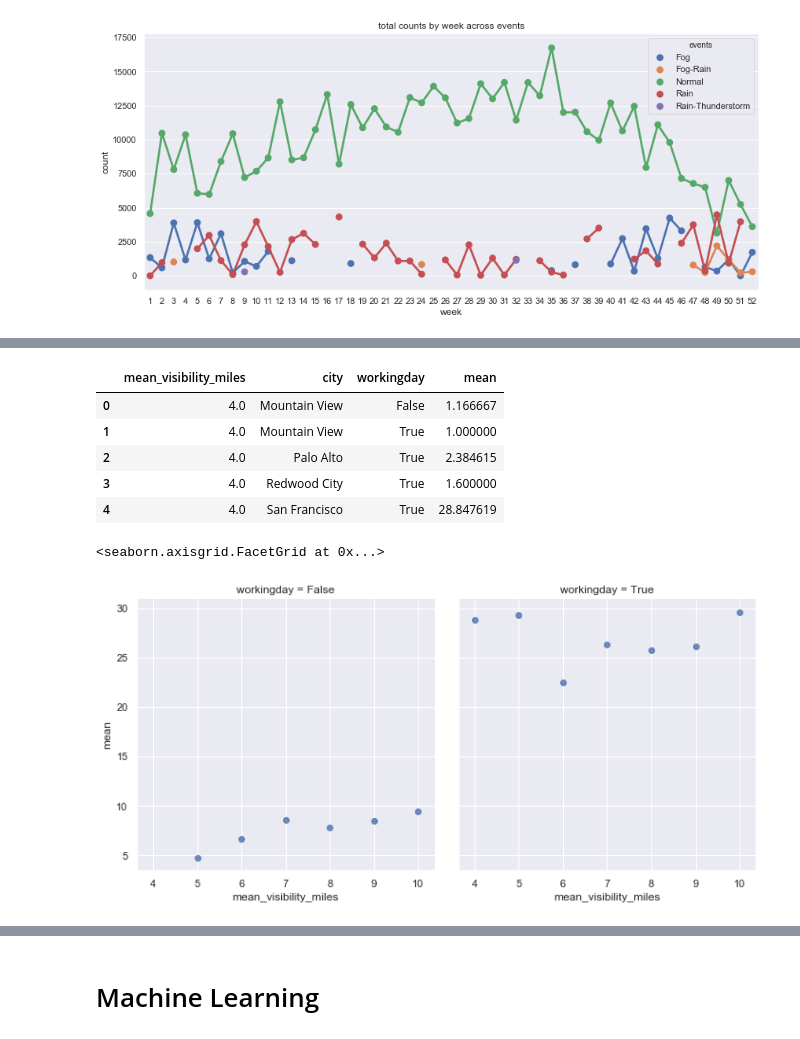
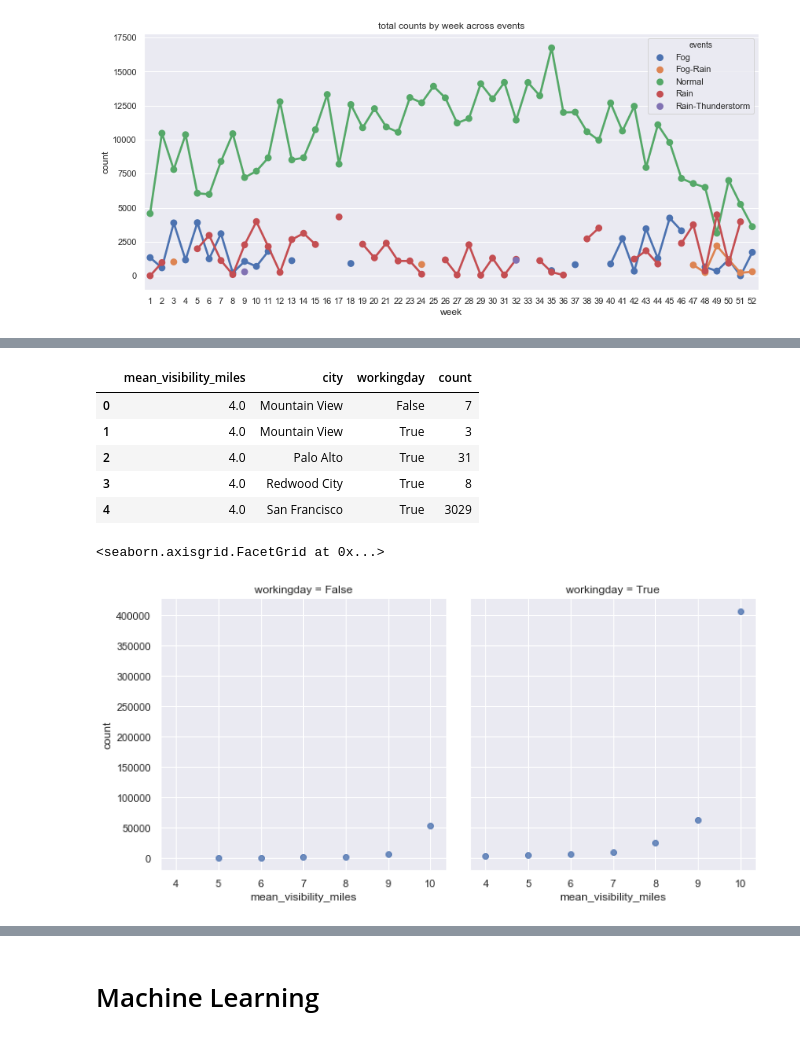
Before and after one commit to ruicao87/Springboard-Capstone-Project-2, a Jupyter notebook: capstone project 2.ipynb, the cells around one changed output, grey strips where cells are left out. Cells and saved outputs as stored; diff of their text form; code cells hidden in the pictures.

```diff
--- a/capstone project 2.ipynb
+++ b/capstone project 2.ipynb
@@ -704,17 +718,17 @@ sns.lmplot('mean_wind_speed_mph','mean',col='workingday',data=wind_count[wind_co
 # %%
 # how visibility affect trip counts
-wind_count = df.groupby(['mean_visibility_miles','city','workingday']).trip_count.mean().to_frame('mean').reset_index()
+wind_count = df.groupby(['mean_visibility_miles','city','workingday']).trip_count.sum().to_frame('count').reset_index()
 # %%
 wind_count.head()
 # %% [output]
-|  | mean_visibility_miles | city | workingday | mean |
-| 0 | 4.0 | Mountain View | False | 1.166667 |
-| 1 | 4.0 | Mountain View | True | 1.000000 |
-| 2 | 4.0 | Palo Alto | True | 2.384615 |
-| 3 | 4.0 | Redwood City | True | 1.600000 |
-| 4 | 4.0 | San Francisco | True | 28.847619 |
+|  | mean_visibility_miles | city | workingday | count |
+| 0 | 4.0 | Mountain View | False | 7 |
+| 1 | 4.0 | Mountain View | True | 3 |
+| 2 | 4.0 | Palo Alto | True | 31 |
+| 3 | 4.0 | Redwood City | True | 8 |
+| 4 | 4.0 | San Francisco | True | 3029 |
 # %%
-sns.lmplot('mean_visibility_miles','mean',col='workingday',data=wind_count[wind_count.city=='San Francisco'],fit_reg=False)
+sns.lmplot('mean_visibility_miles','count',col='workingday',data=wind_count[wind_count.city=='San Francisco'],fit_reg=False)
 # %% [output]
 <seaborn.axisgrid.FacetGrid at 0x...>
-[figure, old version]
+[figure, new version]
```
Also changed, not shown: parts of 10 cells of this notebook.
